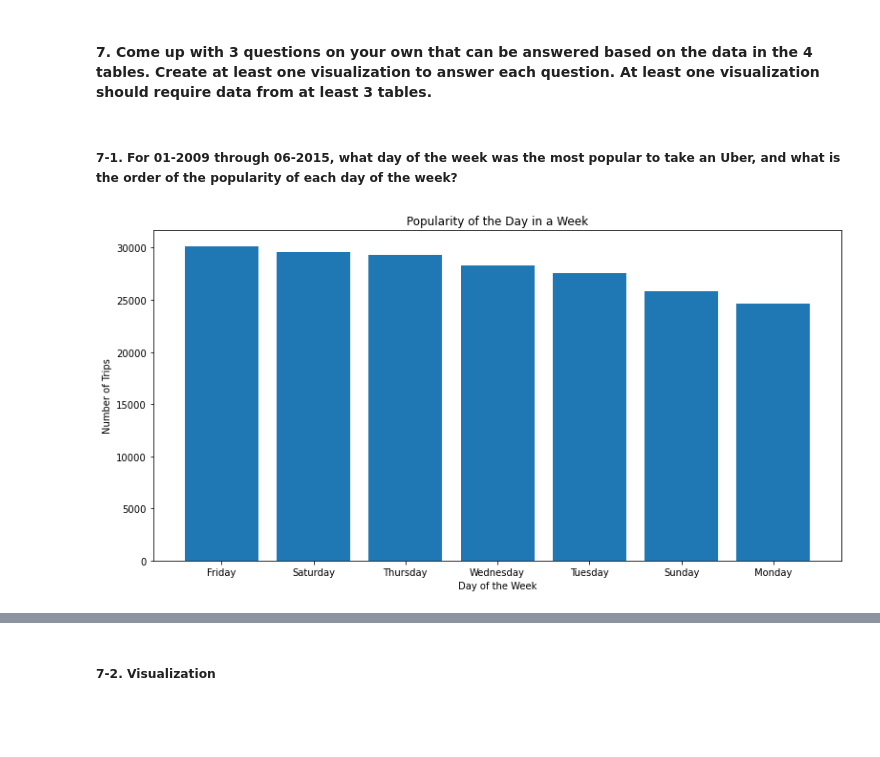
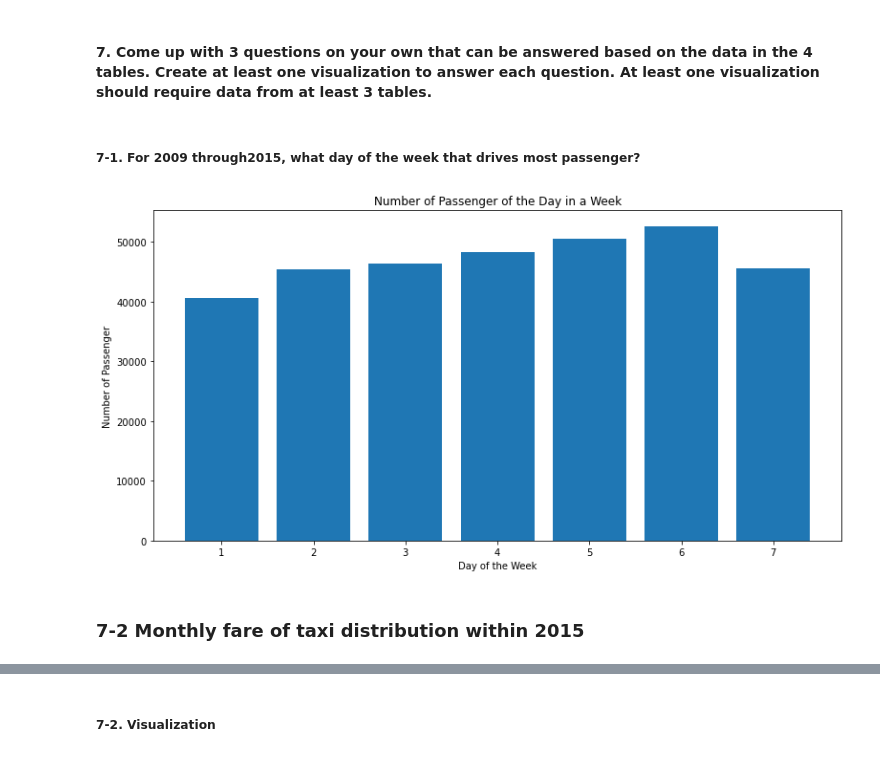
Before and after one commit to klcklcccc/TFA-Final-Project, a Jupyter notebook: Final Project.ipynb, the cells around one changed output, grey strips where cells are left out. Saved outputs shown, nothing was run; the diff lists cells and outputs as text; code cells hidden in the pictures; blank space fills up the shorter version.

```diff
--- a/Final Project.ipynb
+++ b/Final Project.ipynb
@@ -865,24 +866,23 @@ corr_tip_precip(taxi_trips,hourly_weather)
 # %% [markdown]
 #### 7. Come up with 3 questions on your own that can be answered based on the data in the 4 tables. Create at least one visualization to answer each question. At least one visualization should require data from at least 3 tables.
 # %% [markdown]
-##### 7-1. For 01-2009 through 06-2015, what day of the week was the most popular to take an Uber, and what is the order of the popularity of each day of the week?
+##### 7-1. For 2009 through2015, what day of the week that drives most passenger?
 # %%
-def most_popular_day():
+def most_passenger_day():
     uber_trips['pickup_datetime']= pd.to_datetime(uber_trips['pickup_datetime'])
-    uber_trimmed = uber_trips[(uber_trips.pickup_datetime>='2009-01-01') & (uber_trips.pickup_datetime<"2015-07-01")]
-    uber_trimmed['day'] = uber_trimmed['pickup_datetime'].dt.day_name()
+    uber_trips['day'] = uber_trips['pickup_datetime'].dt.day_name()
 
-    uber_day = uber_trimmed.groupby('day').count()[['id']].sort_values(by='id',ascending=False)
-    uber_day
-    uber_day.reset_index(inplace=True)
+    uber_day = uber_trips.groupby('day').sum('passenger_count')
+    uber_day['day_number'] = [5,1,6,7,4,2,3]
+    uber_day=uber_day.sort_values(by='day_number')
 
-    x = uber_day['day']
-    y = uber_day['id']
+    x = uber_day['day_number']
+    y = uber_day['passenger_count']
     fig, ax = plt.subplots(figsize=(10, 6))
     plt.bar(x,y);
     plt.xlabel('Day of the Week')
-    plt.ylabel('Number of Trips')
-    plt.title('Popularity of the Day in a Week')
+    plt.ylabel('Number of Passenger')
+    plt.title('Number of Passenger of the Day in a Week')
     plt.subplots_adjust(left=0.2,
                     bottom=0.1,
                     right=1.2,
@@ -890,7 +890,9 @@ def most_popular_day():
                     wspace=0.6,
                     hspace=0.6)
     plt.show()
-# %%
-most_popular_day()
-# %% [output]
-[figure, removed]
+# %%
+most_passenger_day()
+# %% [output]
+[figure, added]
+# %% [markdown]
+### 7-2 Monthly fare of taxi distribution within 2015
```
Also changed, not shown: parts of 18 cells of this notebook.
